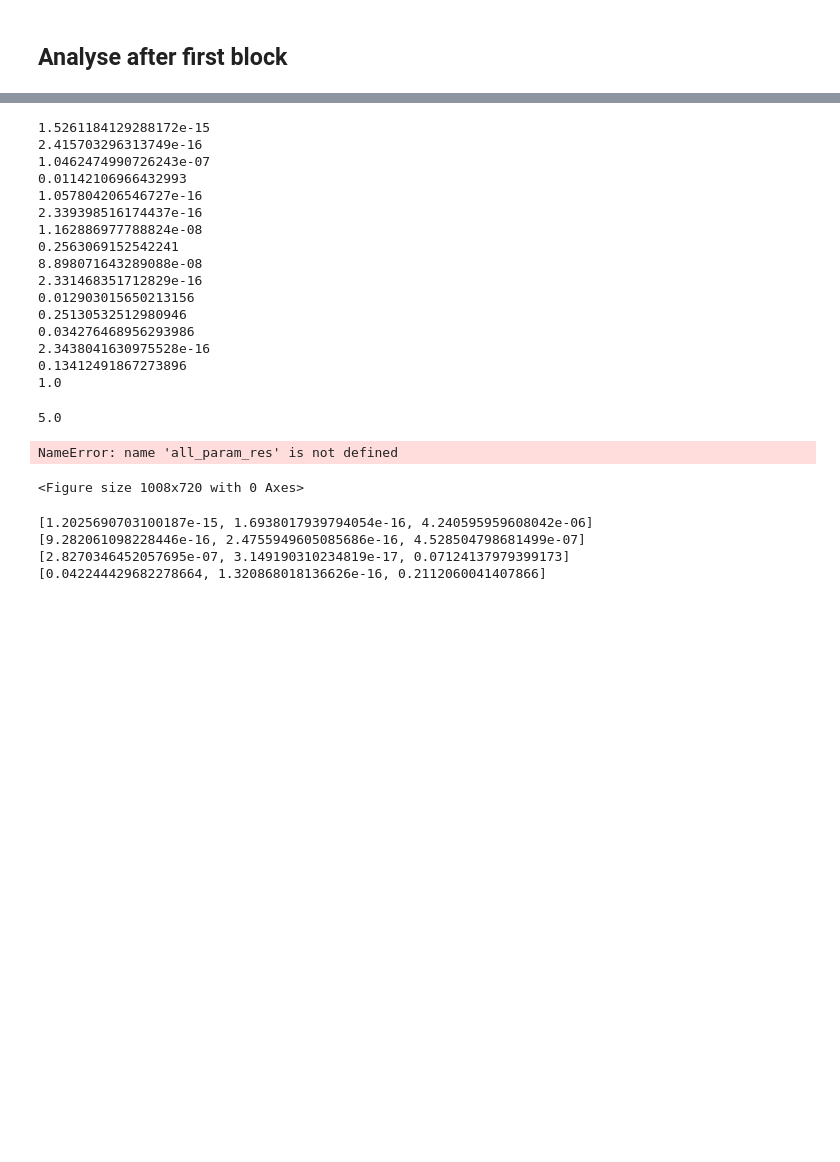
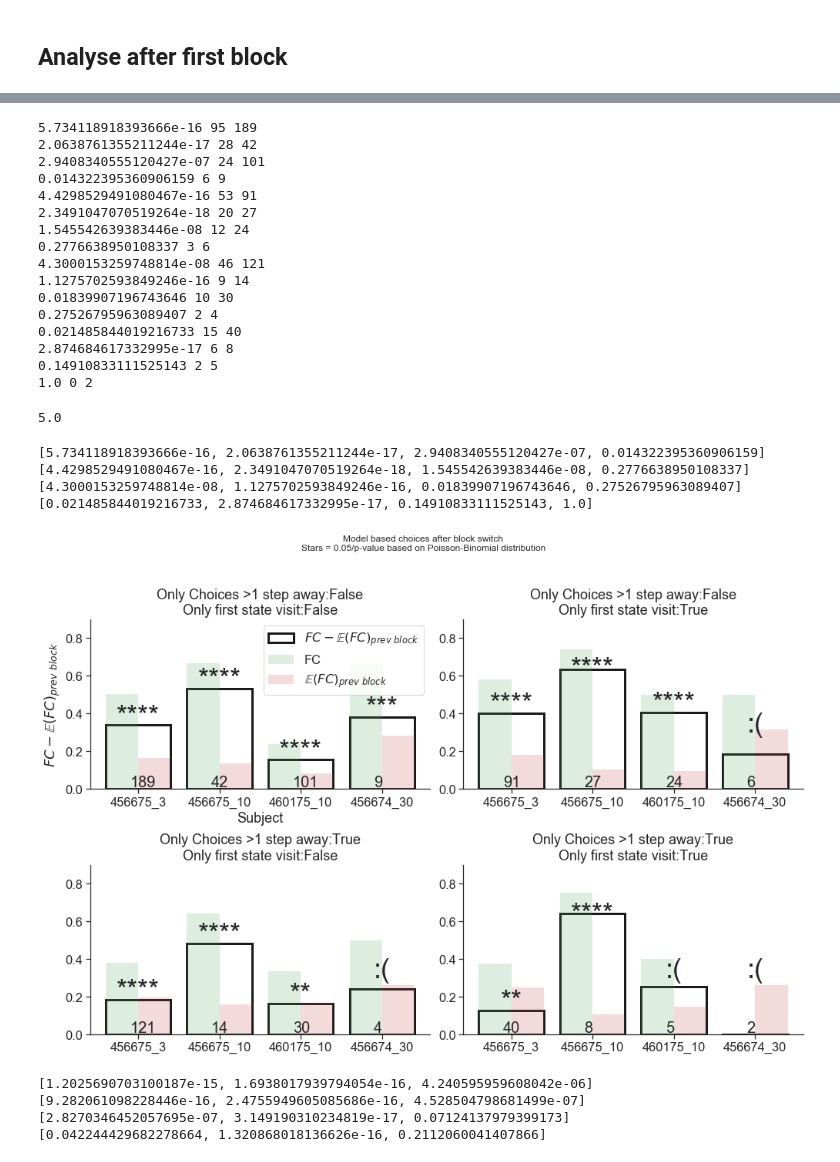
Before and after one commit to yves-weissenberger/line_loop, a Jupyter notebook: project_notebooks/line_loop/navi/model_based_analysis_new_data_clean.ipynb, the cells around one changed output, grey strips where cells are left out. Cells and saved outputs as stored; diff of their text form; code cells hidden in the pictures; blank space fills up the shorter version.

```diff
--- a/project_notebooks/line_loop/navi/model_based_analysis_new_data_clean.ipynb
+++ b/project_notebooks/line_loop/navi/model_based_analysis_new_data_clean.ipynb
@@ -222,33 +238,0 @@ seaborn.despine()
-# %%
-plt.figure(figsize=(18,12))
-plt.suptitle("First block model based choices")
-for kk,allres in enumerate(all_param_res):
-
-    plt.subplot(2,2,kk+1)
-    plt.title("Choices >1 step away:{}\nOnly first state visit:{}".format(allres[0][-2],allres[0][-1]))
-
-    mu = np.array([i[0] for i in allres])
-    ci = np.array([np.array(proportion.proportion_confint(i[1],i[2],alpha=.05,method='binom_test')) for i in allres])
-    pvals = [stt.binom_test(i[1],i[2]) for i in allres]
-
-    for subj_ix in range(len(subjects)):
-        plt.plot([subj_ix]*2,ci[subj_ix],color='k',linewidth=3,zorder=100)
-        plt.gca().annotate(str(allres[subj_ix][2]),(subj_ix,.205),ha='center')
-        pvalue = pvals[subj_ix]
-        if pvalue<0.05:
-            print_text = '*'*int(np.clip(np.floor(0.05/pvalue),0,4))
-            plt.gca().annotate(print_text,(subj_ix,np.clip(mu[subj_ix]+.01,0,.9)),size=36, ha='center')
-        else:
-            plt.gca().annotate(':(',(subj_ix,np.clip(mu[subj_ix]+.01,0,.6)),size=36, ha='center')
-
-    #plt.errorbar(range(4),mu,yerr=(mu[:,None]+ci).T,color='k',linewidth=0,elinewidth=3)
-    plt.bar(range(len(allres)),[i[0] for i in allres],facecolor='w',edgecolor='k',linewidth=3,width=.85)
-    plt.ylim(.2)
-    plt.axhline(y=0.5,dashes=(8,8),color='.3',linewidth=2)
-    if kk==0:
-        plt.ylabel("Proportion correct")
-        plt.xlabel("Subject")
-    plt.xticks(range(len(allres)),subjects)
-    plt.locator_params('y',nbins=3)
-plt.tight_layout()
-seaborn.despine()
@@ -503,2 +240,0 @@ pbd = PoissonBinomial(prob_array_for_pois_binom)
-# %%
-prob_array_for_pois_binom[0] = prob_array_for_pois_binom[0]+1e-6
@@ -520,31 +244,31 @@ for ign_d,ign_f in param_combos:
     allres = []
 
     for allFs in all_Fs_sets:
-        res_= model_based_analysis(allFs,ignore_distance=ign_d,ignore_first_visit=ign_f)
+        res_= model_based_batch(allFs,ignore_distance=ign_d,ignore_first_visit=ign_f)
         perf, trial_ctr, prob_array_for_pois_binom, choices  = res_
         pbd = PoissonBinomial(prob_array_for_pois_binom)
         pval = np.abs(pbd.x_or_more(np.sum(choices)))
-        print(pval)
+        print(pval,perf,trial_ctr)
 
         allres.append([perf/trial_ctr,perf,trial_ctr,pval,np.mean(prob_array_for_pois_binom),ign_d==False,ign_f==False])
     all_param_res.append(allres)
 # %% [output]
-1.5261184129288172e-15
-2.415703296313749e-16
-1.0462474990726243e-07
-0.01142106966432993
-1.057804206546727e-16
-2.339398516174437e-16
-1.162886977788824e-08
-0.2563069152542241
-8.898071643289088e-08
-2.331468351712829e-16
-0.012903015650213156
-0.25130532512980946
-0.034276468956293986
-2.3438041630975528e-16
-0.13412491867273896
-1.0
+5.734118918393666e-16 95 189
+2.0638761355211244e-17 28 42
+2.9408340555120427e-07 24 101
+0.014322395360906159 6 9
+4.4298529491080467e-16 53 91
+2.3491047070519264e-18 20 27
+1.545542639383446e-08 12 24
+0.2776638950108337 3 6
+4.3000153259748814e-08 46 121
+1.1275702593849246e-16 9 14
+0.01839907196743646 10 30
+0.27526795963089407 2 4
+0.021485844019216733 15 40
+2.874684617332995e-17 6 8
+0.14910833111525143 2 5
+1.0 0 2
 # %%
 0.05/0.01
 # %% [output]
@@ -562,39 +286,42 @@ for kk,allres in enumerate(all_param_res):
     print([i[3] for i in allres])
     for subj_ix in range(len(subjects)):
         #plt.plot([subj_ix]*2,ci[subj_ix],color='k',linewidth=3,zorder=100)
-        plt.gca().annotate(str(allres[subj_ix][2]),(subj_ix-.1,0.01))
+        plt.gca().annotate(str(allres[subj_ix][2]),(subj_ix-.1,0.01),size=20)
         pvalue_pbd = allres[subj_ix][3]
         if pvalue_pbd<0.05:
             print_text = '*'*int(np.clip(np.floor(0.05/pvalue_pbd),0,4))
             plt.gca().annotate(print_text,(subj_ix,np.clip(mu[subj_ix]+.01,0,.6)),size=36, ha='center')
         else:
             plt.gca().annotate(':(',(subj_ix,np.clip(mu[subj_ix]+.01,.3,.6)),size=36, ha='center')
 
 
 
     #plt.errorbar(range(4),mu,yerr=(mu[:,None]+ci).T,color='k',linewidth=0,elinewidth=3)
     plt.bar(np.arange(len(subjects)),mu,facecolor='w',edgecolor='k',linewidth=3,width=.8,label="$FC - \mathbb{E}(FC)_{prev \ block}$")
     plt.bar(np.arange(len(subjects))-.4,[i[0] for i in allres],facecolor=clrs[2],
             edgecolor='k',linewidth=0,width=.4,alpha=.2,align='edge',label='FC')
     plt.bar(np.arange(len(subjects)),[i[4] for i in allres],facecolor=clrs[3],
             edgecolor='k',linewidth=0,width=.4,alpha=.2,align='edge',label='$\mathbb{E}(FC)_{prev \ block}$')
 
     if kk==0:
         plt.legend()
 
     plt.ylim(0,.9)
     #plt.ylim()
     #plt.axhline(y=0.5,dashes=(8,8),color='.3',linewidth=2)
     if kk==0:
         plt.ylabel("$FC - \mathbb{E}(FC)_{prev \ block}$")
         plt.xlabel("Subject")
     plt.xticks(range(4),subjects)
     #plt.yscale('log')
 plt.tight_layout(rect=[0, 0.03, 1, 0.9])
 seaborn.despine()
 # %% [output]
-NameError: name 'all_param_res' is not defined
+[5.734118918393666e-16, 2.0638761355211244e-17, 2.9408340555120427e-07, 0.014322395360906159]
+[4.4298529491080467e-16, 2.3491047070519264e-18, 1.545542639383446e-08, 0.2776638950108337]
+[4.3000153259748814e-08, 1.1275702593849246e-16, 0.01839907196743646, 0.27526795963089407]
+[0.021485844019216733, 2.874684617332995e-17, 0.14910833111525143, 1.0]
-<Figure size 1008x720 with 0 Axes>
+[figure, added]
 # %%
 plt.figure(figsize=(14,10))
 plt.suptitle("Model based choices after block switch\n\n")
```
Also changed, not shown: parts of 17 cells of this notebook, 5 other files.
